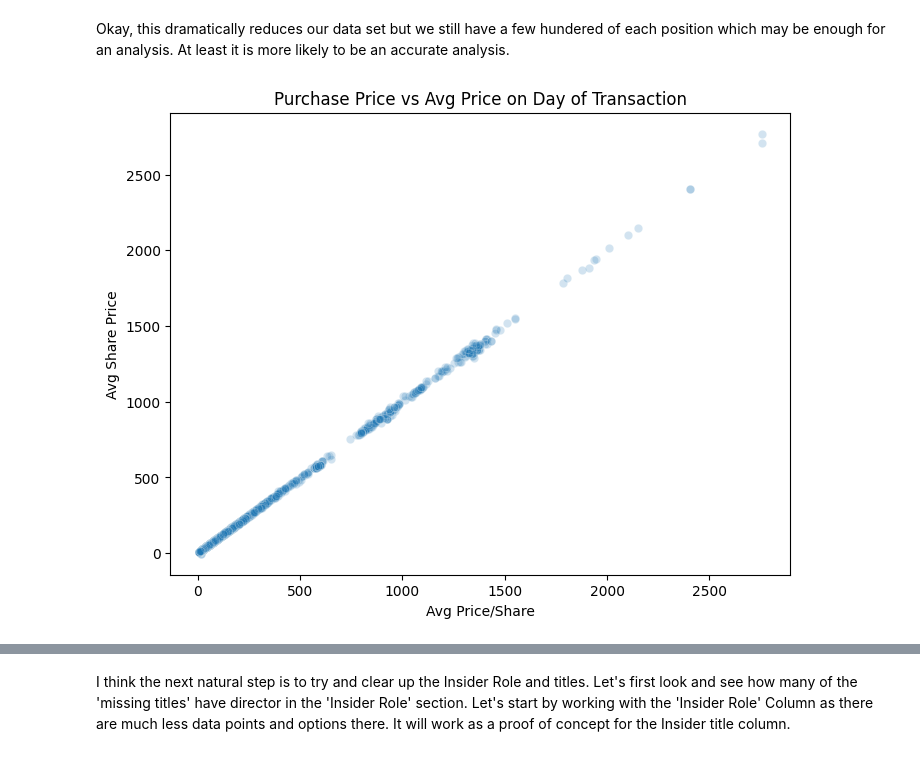
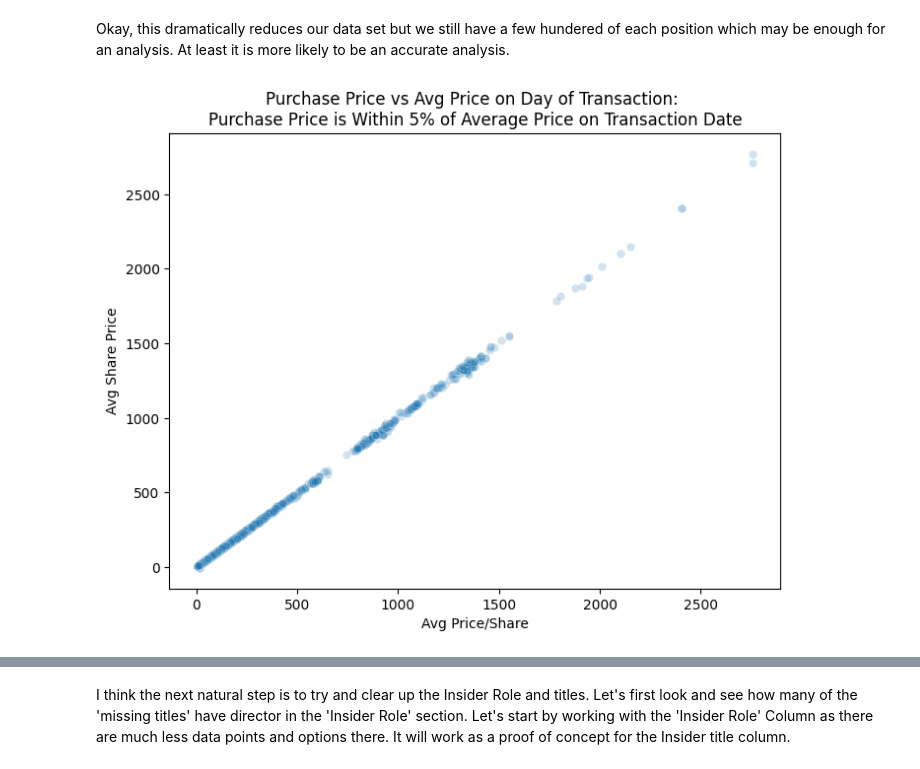
Before and after one commit to tmacpherson6/Do-Insiders-Know-Something-We-Dont, a Jupyter notebook: Thomas_EDA.ipynb, the cells around one changed output, grey strips where cells are left out. Cells and saved outputs as stored; diff of their text form; code cells hidden in the pictures.

Commit message:
updated to show stocks that fall within the high/low price on transaction date

```diff
--- a/Thomas_EDA.ipynb
+++ b/Thomas_EDA.ipynb
@@ -342,9 +357,9 @@ Okay, this dramatically reduces our data set but we still have a few hundered of
 # %%
 plt.figure(figsize=(8,6))
 sns.scatterplot(data=low_diff_df, x = 'average_price_per_share', y = 'avgprice_transdate', alpha =0.2)
 plt.xlabel('Avg Price/Share')
 plt.ylabel('Avg Share Price')
-plt.title('Purchase Price vs Avg Price on Day of Transaction')
+plt.title('Purchase Price vs Avg Price on Day of Transaction: \nPurchase Price is Within 5% of Average Price on Transaction Date')
 plt.show()
 # %% [output]
-[figure, old version]
+[figure, new version]
```
Also changed, not shown: parts of 15 cells of this notebook.
